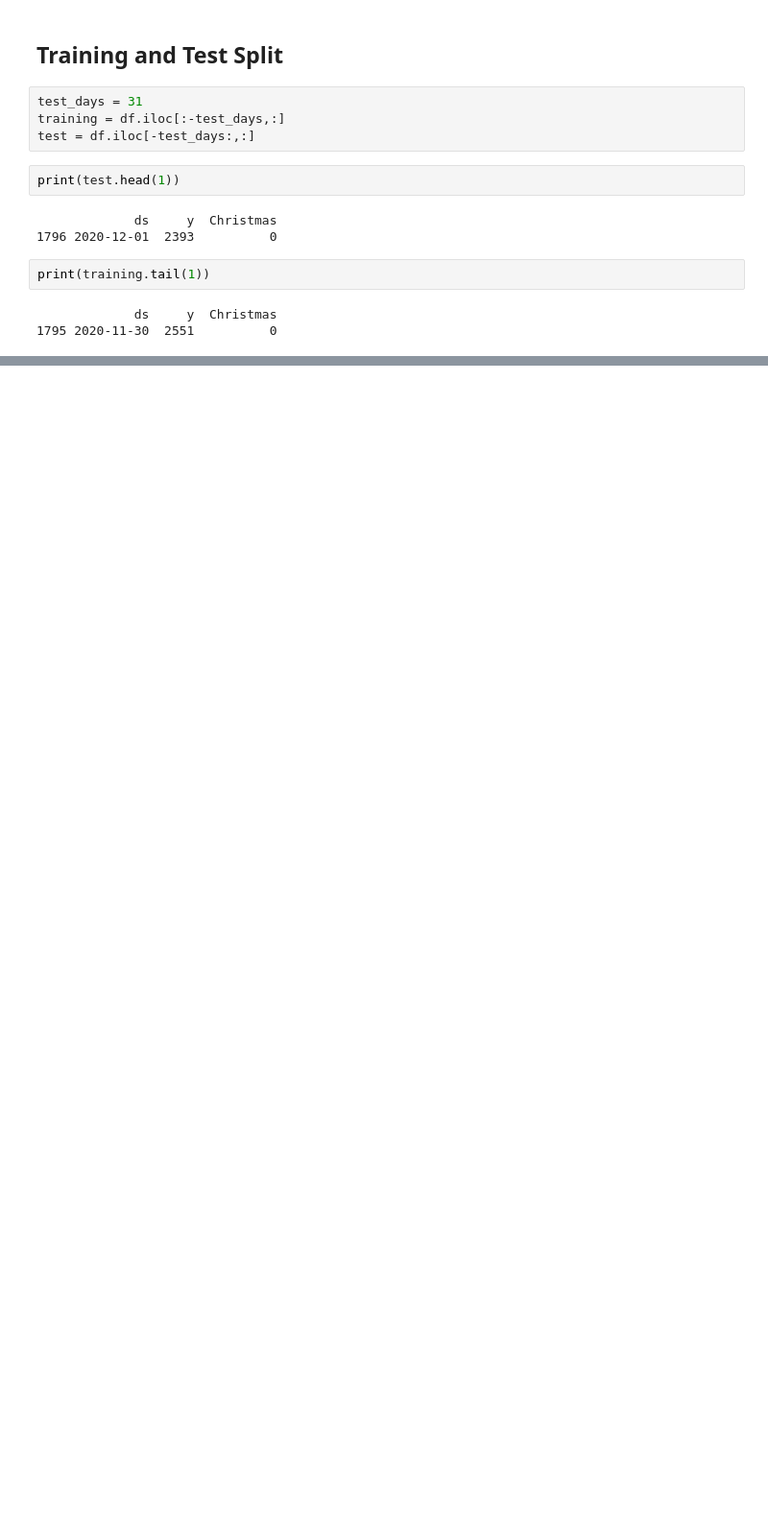
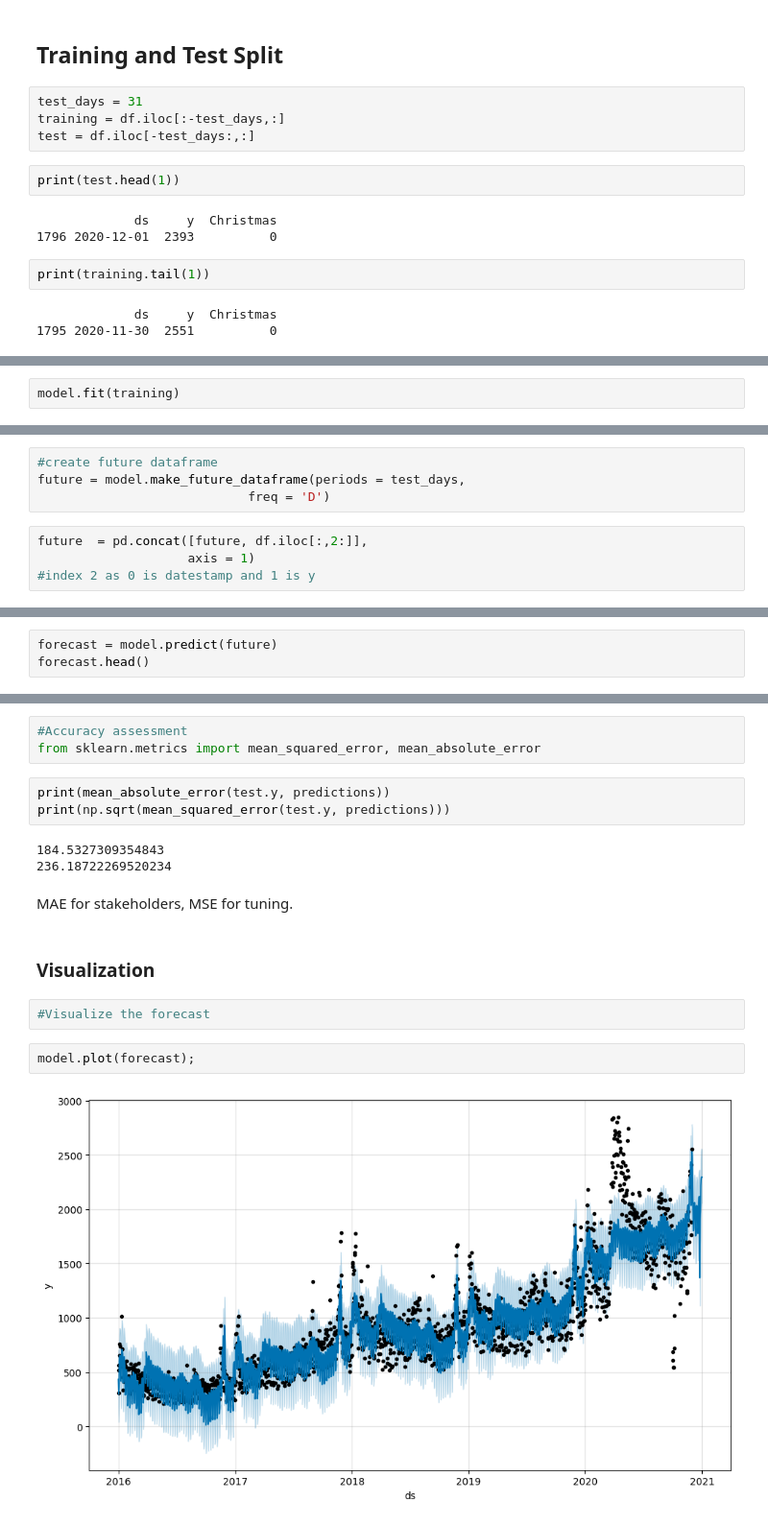
Before and after one commit to Euan-J-Austin/Analytics_and_Intelligence, a Jupyter notebook: ProphetNotes.ipynb, the cells around one changed output, grey strips where cells are left out. Shown at 96% size. Drawn from its saved outputs; the diff is of its cells as text; blank space fills up the shorter version.

```diff
--- a/ProphetNotes.ipynb
+++ b/ProphetNotes.ipynb
@@ -240,0 +274,2 @@ print(training.tail(1))
+# %%
+model.fit(training)
@@ -240,0 +306,8 @@ print(training.tail(1))
+# %%
+#create future dataframe
+future = model.make_future_dataframe(periods = test_days,
+                            freq = 'D')
+# %%
+future  = pd.concat([future, df.iloc[:,2:]],
+                    axis = 1)
+#index 2 as 0 is datestamp and 1 is y
@@ -240,0 +325,3 @@ print(training.tail(1))
+# %%
+forecast = model.predict(future)
+forecast.head()
@@ -240,0 +391,19 @@ print(training.tail(1))
+# %%
+#Accuracy assessment
+from sklearn.metrics import mean_squared_error, mean_absolute_error
+# %%
+print(mean_absolute_error(test.y, predictions))
+print(np.sqrt(mean_squared_error(test.y, predictions)))
+# %% [output]
+184.5327309354843
+236.18722269520234
+# %% [markdown]
+MAE for stakeholders, MSE for tuning.
+# %% [markdown]
+### Visualization
+# %%
+#Visualize the forecast
+# %%
+model.plot(forecast);
+# %% [output]
+[figure, added]
```
Also changed, not shown: parts of 42 cells of this notebook.
